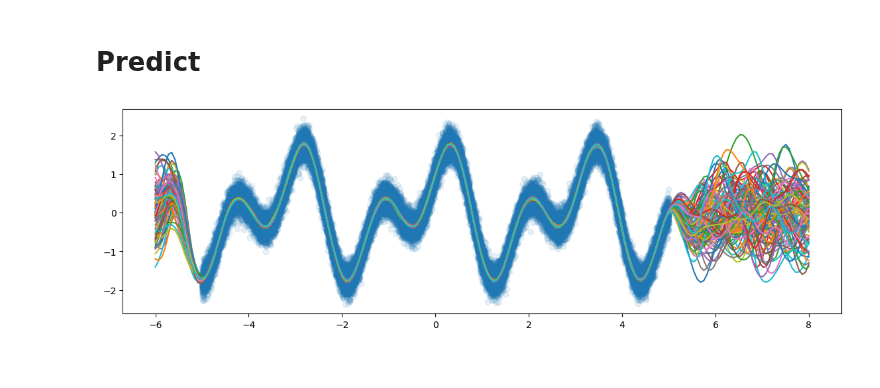
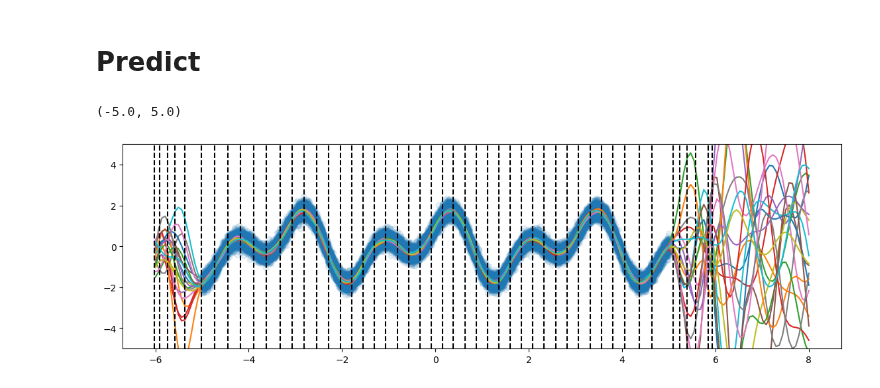
Before and after one commit to jessegrabowski/pymc-extras, a Jupyter notebook: notebooks/gpjax-ssgp-port.ipynb, the cells around one changed output. Cells and saved outputs as stored; diff of their text form; code cells hidden in the pictures.

```diff
--- a/notebooks/gpjax-ssgp-port.ipynb
+++ b/notebooks/gpjax-ssgp-port.ipynb
@@ -558,6 +444,22 @@ optimizer_state = optimizer.init(params)
 # optimizer_state = jax.device_put_replicated(optimizer_state, jax.devices()[:6])
 
 # new_params, new_state, loss_value = training_step(Xd[:batch_size, :], yd[:batch_size], params, optimizer_state)
+# %%
+t_values = np.linspace(-6, 8, 200)[:, None]
+t = pt.tensor("t", shape=(None, 1))
+mu, cov = variational_family.predict(t)
+mu_value, cov_value = model.replace_rvs_by_values([mu, cov])
+
+inputs = pm.inputvars([mu_value, cov_value])
+
+f_predict = pytensor.function(
+    inputs=inputs,
+    outputs=[mu_value, cov_value],
+    on_unused_input="ignore",
+    mode="FAST_RUN",
+)
+
+input_names = [x.name for x in inputs]
 # %%
 # n_steps = 10_000
 import jax
@@ -621,9 +590,21 @@ t = pt.tensor("t", shape=(None, 1))
 mu, cov = variational_family.predict(t)
 mu_value, cov_value = model.replace_rvs_by_values([mu, cov])
 
+inputs = pm.inputvars([mu_value, cov_value])
+
 f_predict = pytensor.function(
-    inputs=pm.inputvars([mu_value, cov_value]),
+    inputs=inputs,
     outputs=[mu_value, cov_value],
     on_unused_input="ignore",
-    mode="FAST_COMPILE",
+    mode="FAST_RUN",
 )
+
+input_names = [x.name for x in inputs]
+
+mu_pred, cov_pred = f_predict(
+    **{k: v for k, v in result_dict.items() if k in input_names}, t=t_values
+)
+
+from scipy import stats
+d = stats.multivariate_normal(mean=mu_pred, cov=cov_pred)
+samples = d.rvs(20)
@@ -634,14 +611,17 @@ renamed_params = {get_close_matches(k, value_names)[0]: v for k, v in params.ite
-# %%
-mu_pred, cov_pred = f_predict(
-    **{k: v for k, v in renamed_params.items() if not k.startswith("sigma")}, t=t_values
-)
 # %%
 from scipy import stats
 
 d = stats.multivariate_normal(mean=mu_pred, cov=cov_pred)
+samples = d.rvs(20)
 # %%
 fig, ax = plt.subplots(figsize=(14, 4))
 ax.plot(t_values, samples.T)
 ax.scatter(Xd, yd, alpha=0.1);
+
+for point in result_dict["inducing_inputs"]:
+    ax.axvline(point, color="k", linestyle="--")
+
+ax.set_ylim([-5, 5])
 # %% [output]
+(-5.0, 5.0)
-[figure, old version]
+[figure, new version]
```
Also changed, not shown: parts of 59 cells of this notebook.
